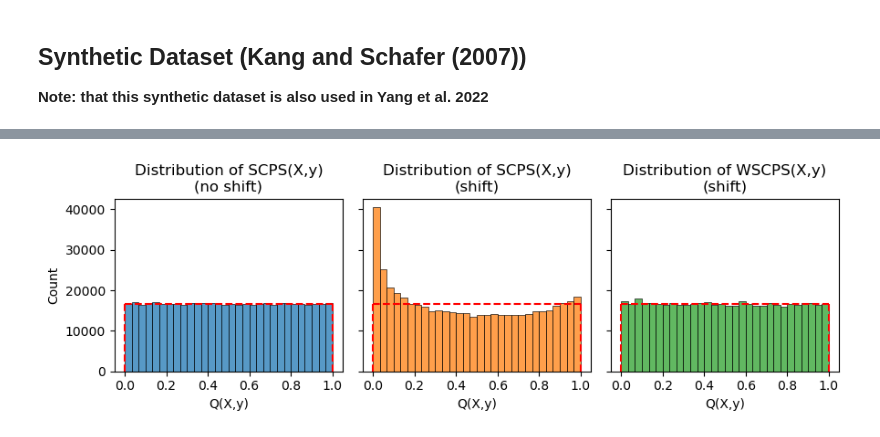
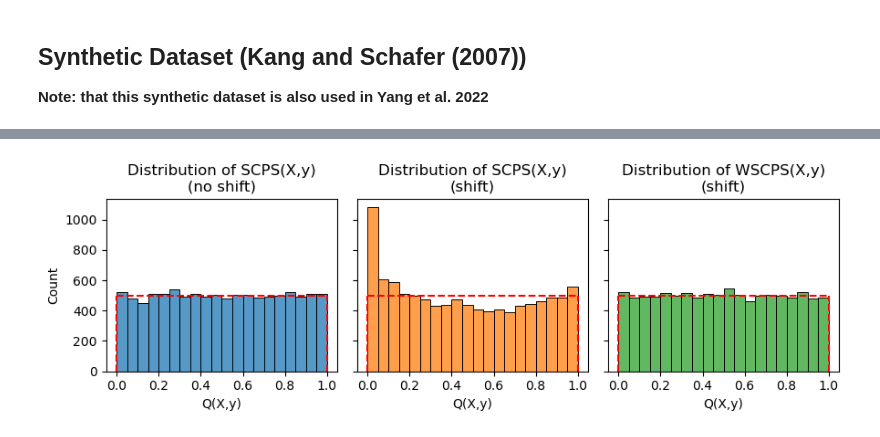
Before and after one commit to predict-idlab/crepes-weighted, a Jupyter notebook: examples/experiments.ipynb, the cells around one changed output, grey strips where cells are left out. Drawn from its saved outputs; the diff is of its cells as text; code cells hidden in the pictures.

```diff
--- a/examples/experiments.ipynb
+++ b/examples/experiments.ipynb
@@ -465,5 +538,6 @@ plt.savefig("plots/marginal_calibration_synthetic.pdf")
 # %%
-NSim = 1000
+NSim = 10000 # very slow
+# NSim = 1000 # faster, but more variability
 
 list_p_values_cps = []
 list_p_values_wcps = []
@@ -471,7 +545,7 @@ list_p_values_cps_no_shift = []
 for i in tqdm(range(NSim)):
     X, y = synthetic_kang_schafer_2007()
     # Without covariate-shift
-    X_train, X_test, y_train, y_test = train_test_split(X, y, test_size=0.5)
+    X_train, X_test, y_train, y_test = train_test_split(X, y, test_size=0.25)
     X_train_prop, X_cal, y_train_prop, y_cal = train_test_split(X_train, y_train, test_size=0.25)
 
     shift_weights = np.array([-1, 0.5, -0.25, -0.1])
@@ -486,8 +560,8 @@ for i in tqdm(range(NSim)):
     rf_wcps = copy.deepcopy(rf_cps)
 
 
-    idx_shift = weighted_sample(shifted_weights_test, frac=0.5)
-    idx_no_shift = weighted_sample(np.ones(len(y_test))/ len(y_test), frac=0.5)
+    idx_shift = weighted_sample(shifted_weights_test, frac=1/len(y_test))
+    idx_no_shift = weighted_sample(np.ones(len(y_test))/ len(y_test), frac=1/len(y_test))
 
     rf_cps.calibrate(X_cal, y_cal, cps=True)
     rf_wcps.calibrate(X_cal, y_cal, likelihood_ratios=shifted_likelihood_cal, cps=True)
@@ -501,37 +575,48 @@ for i in tqdm(range(NSim)):
     list_p_values_wcps.append(p_values_wcps)
 # %%
 fig, axs = plt.subplots(1, 3, figsize=(9, 3), sharey=True)
-bins = 30
+bins = 20
 sns.histplot(np.concatenate(list_p_values_cps_no_shift), ax = axs[0], bins=bins,
              color=sns.color_palette()[0], label="CPS (no shift)")
 sns.histplot(np.concatenate(list_p_values_cps), ax = axs[1], bins=bins,
              color=sns.color_palette()[1], label="CPS (shift)")
 sns.histplot(np.concatenate(list_p_values_wcps), ax = axs[2], bins=bins,
              color=sns.color_palette()[2], label="WCPS (shift)")
 
 
 axs[0].hlines(len(np.concatenate(list_p_values_cps_no_shift)) / bins, 0, 1, color='r', linestyle='--')
 axs[1].hlines(len(np.concatenate(list_p_values_cps)) / bins, 0, 1, color='r', linestyle='--')
 axs[2].hlines(len(np.concatenate(list_p_values_wcps)) / bins, 0, 1, color='r', linestyle='--')
 
 axs[0].vlines(0, 0, len(np.concatenate(list_p_values_cps_no_shift)) / bins, color='r', linestyle='--')
 axs[1].vlines(0, 0, len(np.concatenate(list_p_values_cps)) / bins, color='r', linestyle='--')
 axs[2].vlines(0, 0, len(np.concatenate(list_p_values_wcps)) / bins, color='r', linestyle='--')
 
 axs[0].vlines(1, 0, len(np.concatenate(list_p_values_cps_no_shift)) / bins, color='r', linestyle='--')
 axs[1].vlines(1, 0, len(np.concatenate(list_p_values_cps)) / bins, color='r', linestyle='--')
 axs[2].vlines(1, 0, len(np.concatenate(list_p_values_wcps)) / bins, color='r', linestyle='--')
 
 axs[0].set_title("Distribution of SCPS(X,y)\n(no shift)")
 axs[1].set_title("Distribution of SCPS(X,y)\n(shift)")
 axs[2].set_title("Distribution of WSCPS(X,y)\n(shift)")
 
 axs[0].set_xlabel("Q(X,y)")
 axs[1].set_xlabel("Q(X,y)")
 axs[2].set_xlabel("Q(X,y)")
 
 plt.tight_layout()
 fig.savefig("plots/prob_calibration_synthetic.pdf")
 plt.show()
+
+from scipy.stats import kstest
+
+kstest_cps_no_shift = kstest(np.concatenate(list_p_values_cps_no_shift), 'uniform', args=(0, 1), method='exact')
+kstest_cps_shift = kstest(np.concatenate(list_p_values_cps), 'uniform', args=(0, 1), method='exact')
+kstest_wcps_shift = kstest(np.concatenate(list_p_values_wcps), 'uniform', args=(0, 1), method='exact')
+
+print("Kolmogorov-Smirnov test for uniformity")
+print(f"CPS (no shift): {kstest_cps_no_shift}")
+print(f"CPS (shift): {kstest_cps_shift}")
+print(f"WCPS (shift): {kstest_wcps_shift}")
 # %% [output]
-[figure, old version]
+[figure, new version]
```
Also changed, not shown: parts of 14 cells of this notebook, 15 other files.
